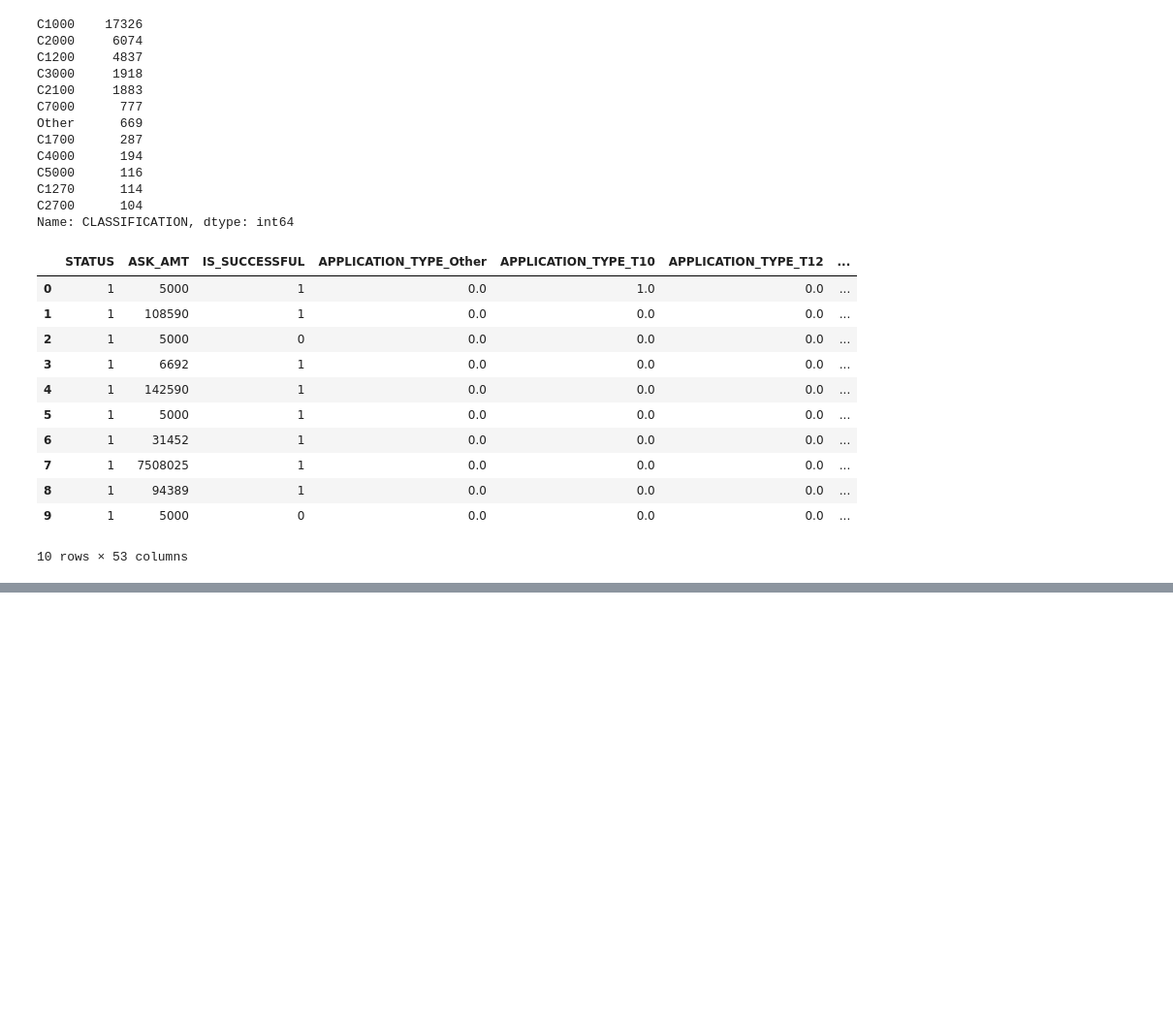
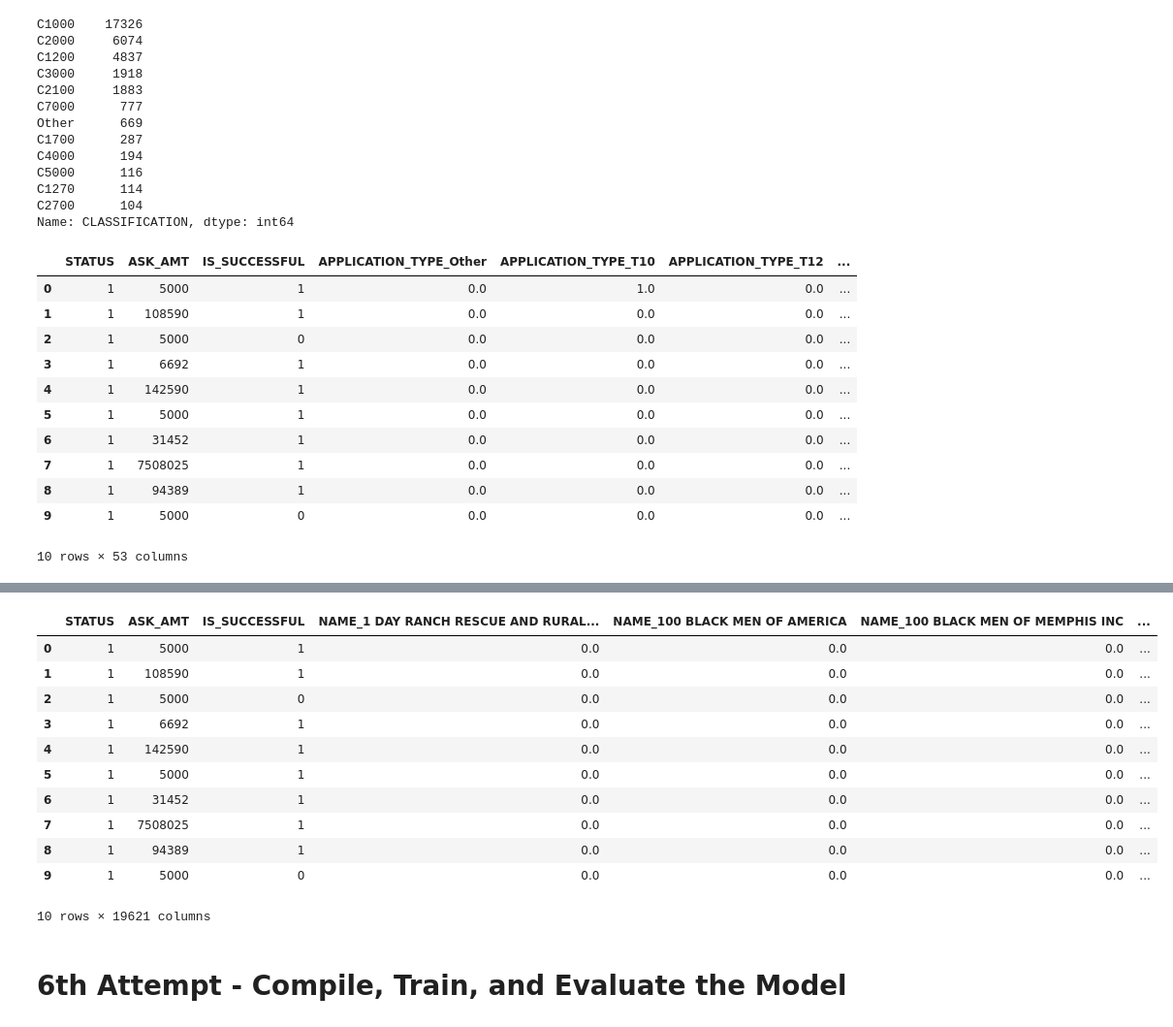
Before and after one commit to EdSpiezio-Runyon/UTSA_21_Deep-Learning-Challenge, a Jupyter notebook: deep-learning-challenge.ipynb, the cells around one changed output, grey strips where cells are left out. Shown at 97% size. Cells and saved outputs as stored; diff of their text form; code cells hidden in the pictures; blank space fills up the shorter version.

```diff
--- a/deep-learning-challenge.ipynb
+++ b/deep-learning-challenge.ipynb
@@ -316,0 +1581,4 @@ nn.save("Alphabet_Soup_Charity_Optimization.h5")
+# %%
+# Look at APPLICATION_TYPE value counts for binning
+counts_application_for_binning = application_df["APPLICATION_TYPE"].value_counts()
+counts_application_for_binning
@@ -316,0 +1604,12 @@ nn.save("Alphabet_Soup_Charity_Optimization.h5")
+# %%
+# Choose a cutoff value and create a list of application types to be replaced
+# use the variable name `application_types_to_replace`
+application_types_to_replace = list(counts_application_for_binning[counts_application_for_binning<25].index)
+application_types_to_replace
+
+# Replace in dataframe
+for app in application_types_to_replace:
+    application_df['APPLICATION_TYPE'] = application_df['APPLICATION_TYPE'].replace(app,"Other")
+
+# Check to make sure binning was successful
+application_df['APPLICATION_TYPE'].value_counts()
@@ -316,0 +1630,4 @@ nn.save("Alphabet_Soup_Charity_Optimization.h5")
+# %%
+# Look at CLASSIFICATION value counts for binning
+counts_class_for_binning = application_df["CLASSIFICATION"].value_counts()
+counts_class_for_binning
@@ -316,0 +1663,12 @@ nn.save("Alphabet_Soup_Charity_Optimization.h5")
+# %%
+# Choose a cutoff value and create a list of classifications to be replaced
+# use the variable name 'classifications_to_replace`
+classifications_to_replace = list(counts_class_for_binning[counts_class_for_binning<100].index)
+classifications_to_replace
+
+# Replace in dataframe
+for cls in classifications_to_replace:
+    application_df['CLASSIFICATION'] = application_df['CLASSIFICATION'].replace(cls,"Other")
+
+# Check to make sure binning was successful
+application_df['CLASSIFICATION'].value_counts()
@@ -316,0 +1689,17 @@ nn.save("Alphabet_Soup_Charity_Optimization.h5")
+# %%
+# Convert categorical data to numeric with 'pd.get_dummies`
+application_df = pd.get_dummies(application_df,dtype=float)
+application_df.head(10)
+# %% [output]
+|  | STATUS | ASK_AMT | IS_SUCCESSFUL | NAME_1 DAY RANCH RESCUE AND RURAL... | NAME_100 BLACK MEN OF AMERICA | NAME_100 BLACK MEN OF MEMPHIS INC | ... |
+| 0 | 1 | 5000 | 1 | 0.0 | 0.0 | 0.0 | ... |
+| 1 | 1 | 108590 | 1 | 0.0 | 0.0 | 0.0 | ... |
+| 2 | 1 | 5000 | 0 | 0.0 | 0.0 | 0.0 | ... |
+| 3 | 1 | 6692 | 1 | 0.0 | 0.0 | 0.0 | ... |
+| 4 | 1 | 142590 | 1 | 0.0 | 0.0 | 0.0 | ... |
+| 5 | 1 | 5000 | 1 | 0.0 | 0.0 | 0.0 | ... |
+| 6 | 1 | 31452 | 1 | 0.0 | 0.0 | 0.0 | ... |
+| 7 | 1 | 7508025 | 1 | 0.0 | 0.0 | 0.0 | ... |
+| 8 | 1 | 94389 | 1 | 0.0 | 0.0 | 0.0 | ... |
+| 9 | 1 | 5000 | 0 | 0.0 | 0.0 | 0.0 | ... |
+10 rows × 19621 columns
@@ -316,0 +1723,2 @@ nn.save("Alphabet_Soup_Charity_Optimization.h5")
+# %% [markdown]
+# <b>6th Attempt - Compile, Train, and Evaluate the Model</b>
```
Also changed, not shown: parts of 114 cells of this notebook, 10 other files.
